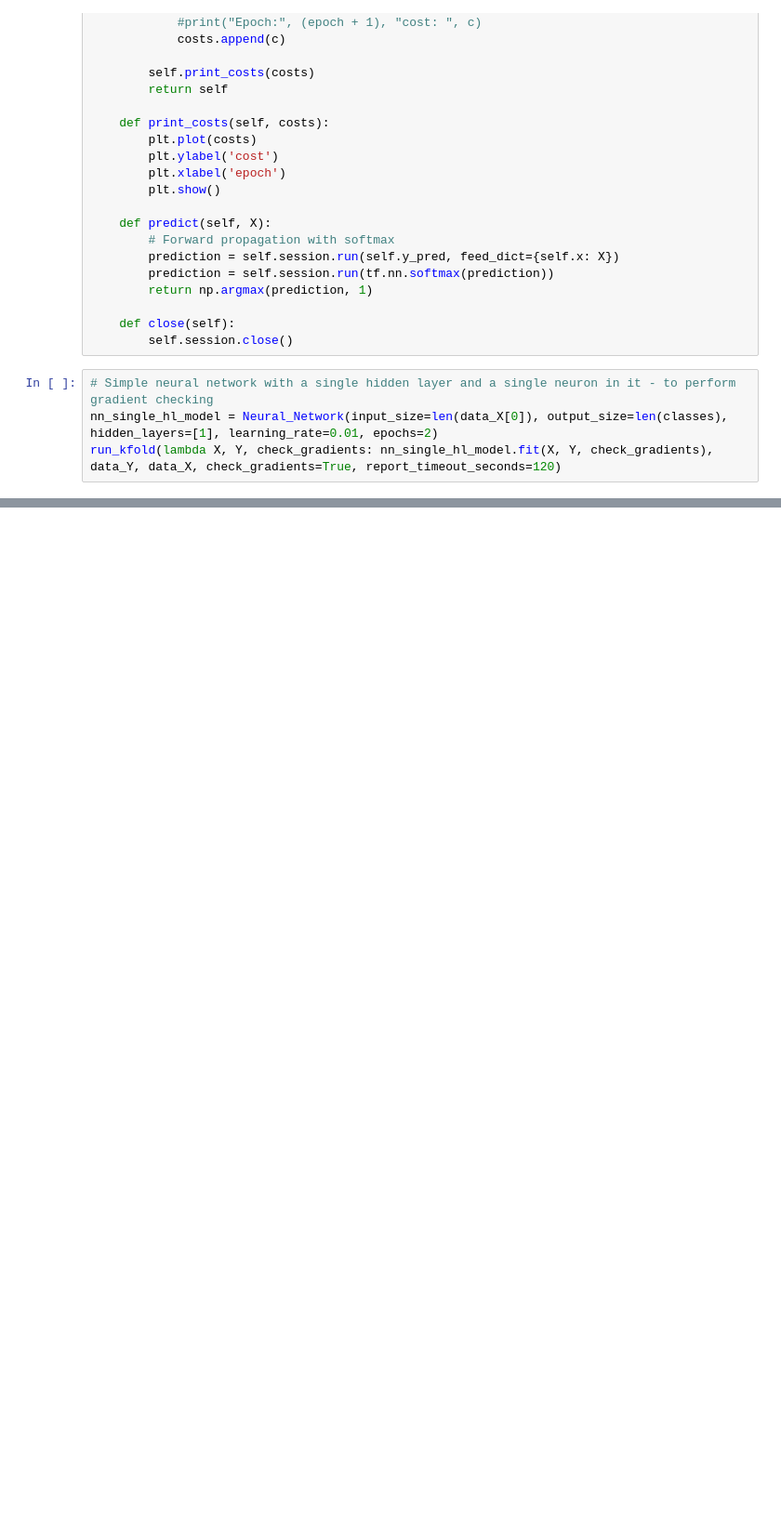
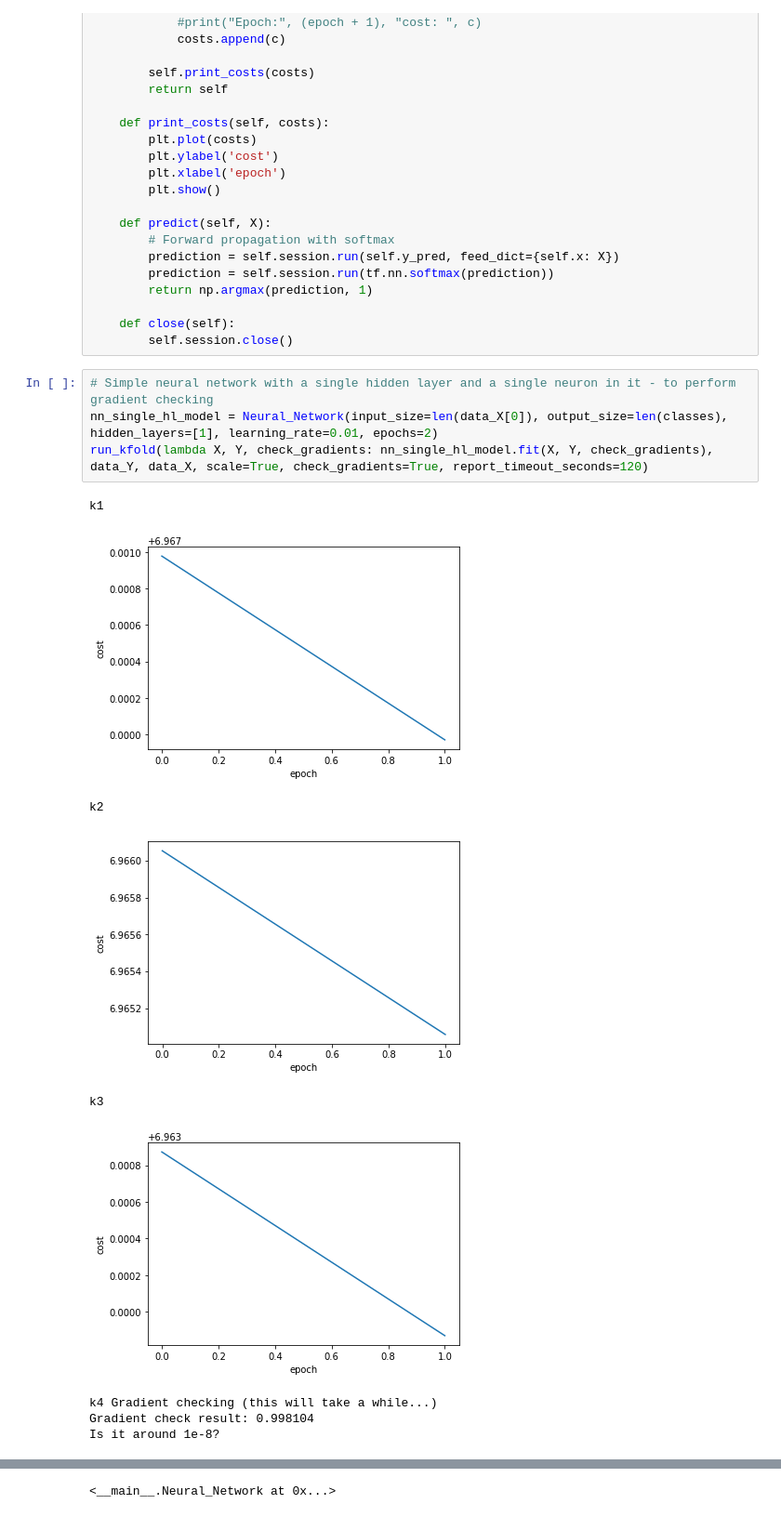
Before and after one commit to rossanez/MO444-2s2017, a Jupyter notebook: Trab02/MO444_2017_Trab02_Grupo05.ipynb, the cells around one changed output, grey strips where cells are left out. Shown at 93% size. Saved outputs shown, nothing was run; the diff lists cells and outputs as text; blank space fills up the shorter version.

Commit message:
Scaling data on NN.

```diff
--- a/Trab02/MO444_2017_Trab02_Grupo05.ipynb
+++ b/Trab02/MO444_2017_Trab02_Grupo05.ipynb
@@ -335,4 +340,14 @@ class Neural_Network(object):
 # %%
 # Simple neural network with a single hidden layer and a single neuron in it - to perform gradient checking
 nn_single_hl_model = Neural_Network(input_size=len(data_X[0]), output_size=len(classes), hidden_layers=[1], learning_rate=0.01, epochs=2)
-run_kfold(lambda X, Y, check_gradients: nn_single_hl_model.fit(X, Y, check_gradients), data_Y, data_X, check_gradients=True, report_timeout_seconds=120)
+run_kfold(lambda X, Y, check_gradients: nn_single_hl_model.fit(X, Y, check_gradients), data_Y, data_X, scale=True, check_gradients=True, report_timeout_seconds=120)
+# %% [output]
+k1
+[figure, added]
+k2
+[figure, added]
+k3
+[figure, added]
+k4 Gradient checking (this will take a while...)
+Gradient check result: 0.998104
+Is it around 1e-8?
@@ -339,3 +365,4 @@ run_kfold(lambda X, Y, check_gradients: nn_single_hl_model.fit(X, Y, check_gradi
+<__main__.Neural_Network at 0x...>
 # %%
 # Neural Network with a single hidden layer
 nn_two_hl_model = Neural_Network(input_size=len(data_X[0]), output_size=len(classes), hidden_layers=[],  learning_rate=0.01, epochs=100)
```
Also changed, not shown: parts of 5 cells of this notebook.
